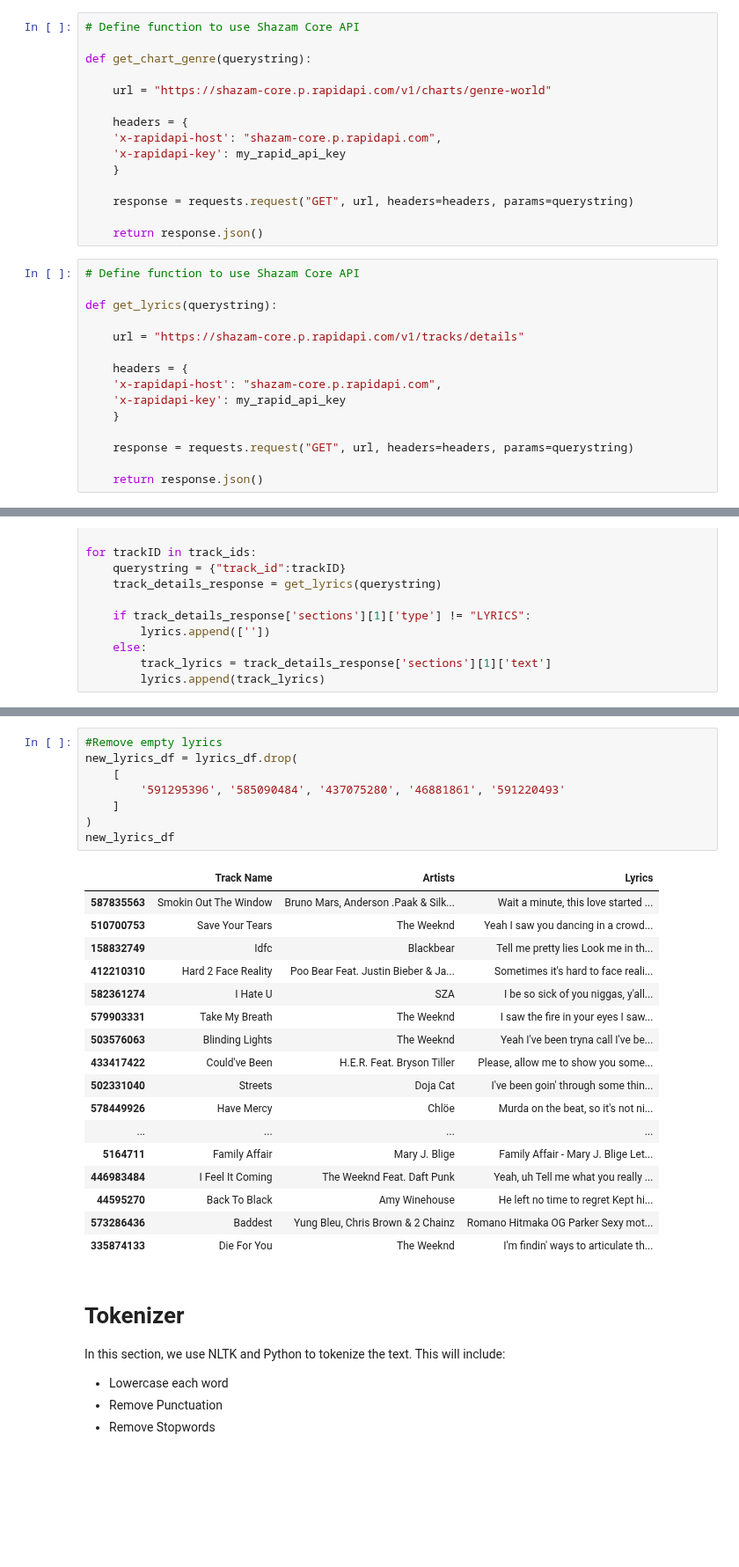
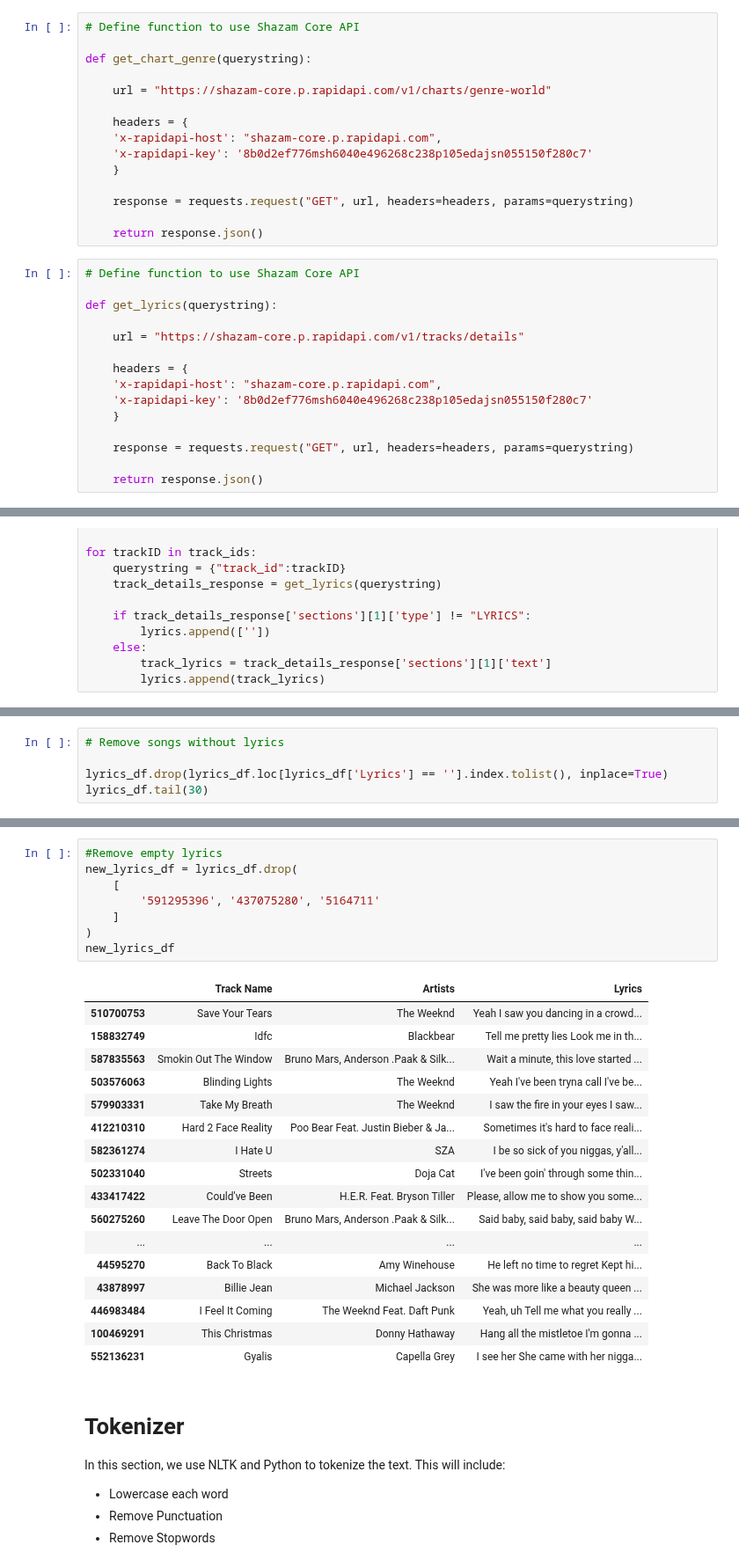
Before and after one commit to laufrankb/MiamiFintechProject2, a Jupyter notebook: hiphop_rnb_data/rnblyrics.ipynb, the cells around one changed output, grey strips where cells are left out. Shown at 88% size. Saved outputs shown, nothing was run; the diff lists cells and outputs as text; blank space fills up the shorter version.

```diff
--- a/hiphop_rnb_data/rnblyrics.ipynb
+++ b/hiphop_rnb_data/rnblyrics.ipynb
@@ -26,7 +49,7 @@ def get_chart_genre(querystring):
 
     headers = {
     'x-rapidapi-host': "shazam-core.p.rapidapi.com",
-    'x-rapidapi-key': my_rapid_api_key
+    'x-rapidapi-key': '8b0d2ef776msh6040e496268c238p105edajsn055150f280c7'
     }
 
     response = requests.request("GET", url, headers=headers, params=querystring)
@@ -41,7 +64,7 @@ def get_lyrics(querystring):
 
     headers = {
     'x-rapidapi-host': "shazam-core.p.rapidapi.com",
-    'x-rapidapi-key': my_rapid_api_key
+    'x-rapidapi-key': '8b0d2ef776msh6040e496268c238p105edajsn055150f280c7'
     }
 
     response = requests.request("GET", url, headers=headers, params=querystring)
@@ -149,0 +181,5 @@ lyrics_df
+# %%
+# Remove songs without lyrics
+
+lyrics_df.drop(lyrics_df.loc[lyrics_df['Lyrics'] == ''].index.tolist(), inplace=True)
+lyrics_df.tail(30)
@@ -150,29 +204,29 @@ lyrics_df
 # %%
 #Remove empty lyrics
 new_lyrics_df = lyrics_df.drop(
     [
-        '591295396', '585090484', '437075280', '46881861', '591220493'
+        '591295396', '437075280', '5164711'
     ]
 )
 new_lyrics_df
 # %% [output]
 |  | Track Name | Artists | Lyrics |
-| 587835563 | Smokin Out The Window | Bruno Mars, Anderson .Paak & Silk... | Wait a minute, this love started ... |
 | 510700753 | Save Your Tears | The Weeknd | Yeah I saw you dancing in a crowd... |
 | 158832749 | Idfc | Blackbear | Tell me pretty lies Look me in th... |
+| 587835563 | Smokin Out The Window | Bruno Mars, Anderson .Paak & Silk... | Wait a minute, this love started ... |
+| 503576063 | Blinding Lights | The Weeknd | Yeah I've been tryna call I've be... |
+| 579903331 | Take My Breath | The Weeknd | I saw the fire in your eyes I saw... |
 | 412210310 | Hard 2 Face Reality | Poo Bear Feat. Justin Bieber & Ja... | Sometimes it's hard to face reali... |
 | 582361274 | I Hate U | SZA | I be so sick of you niggas, y'all... |
-| 579903331 | Take My Breath | The Weeknd | I saw the fire in your eyes I saw... |
-| 503576063 | Blinding Lights | The Weeknd | Yeah I've been tryna call I've be... |
+| 502331040 | Streets | Doja Cat | I've been goin' through some thin... |
 | 433417422 | Could've Been | H.E.R. Feat. Bryson Tiller | Please, allow me to show you some... |
-| 502331040 | Streets | Doja Cat | I've been goin' through some thin... |
-| 578449926 | Have Mercy | Chlöe | Murda on the beat, so it's not ni... |
+| 560275260 | Leave The Door Open | Bruno Mars, Anderson .Paak & Silk... | Said baby, said baby, said baby W... |
 | ... | ... | ... | ... |
-| 5164711 | Family Affair | Mary J. Blige | Family Affair - Mary J. Blige Let... |
+| 44595270 | Back To Black | Amy Winehouse | He left no time to regret Kept hi... |
+| 43878997 | Billie Jean | Michael Jackson | She was more like a beauty queen ... |
 | 446983484 | I Feel It Coming | The Weeknd Feat. Daft Punk | Yeah, uh Tell me what you really ... |
-| 44595270 | Back To Black | Amy Winehouse | He left no time to regret Kept hi... |
-| 573286436 | Baddest | Yung Bleu, Chris Brown & 2 Chainz | Romano Hitmaka OG Parker Sexy mot... |
-| 335874133 | Die For You | The Weeknd | I'm findin' ways to articulate th... |
+| 100469291 | This Christmas | Donny Hathaway | Hang all the mistletoe I'm gonna ... |
+| 552136231 | Gyalis | Capella Grey | I see her She came with her nigga... |
 # %% [markdown]
 # Tokenizer
 In this section, we use NLTK and Python to tokenize the text. This will include:
```
Also changed, not shown: parts of 70 cells of this notebook, 45 other files.
